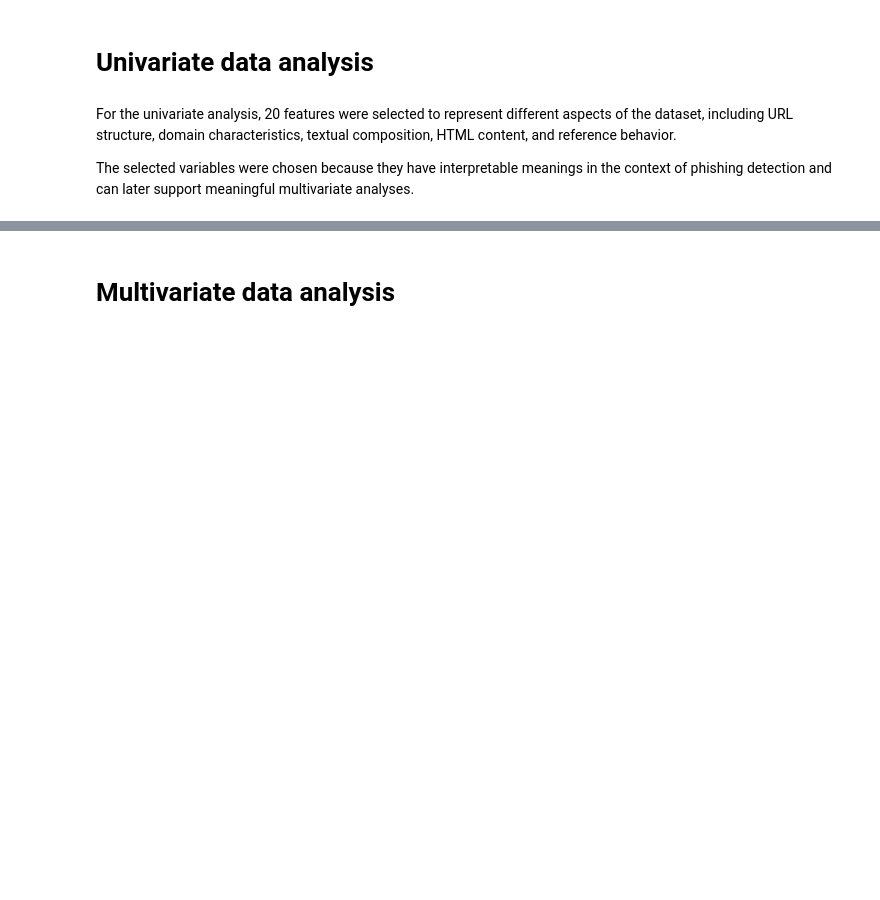
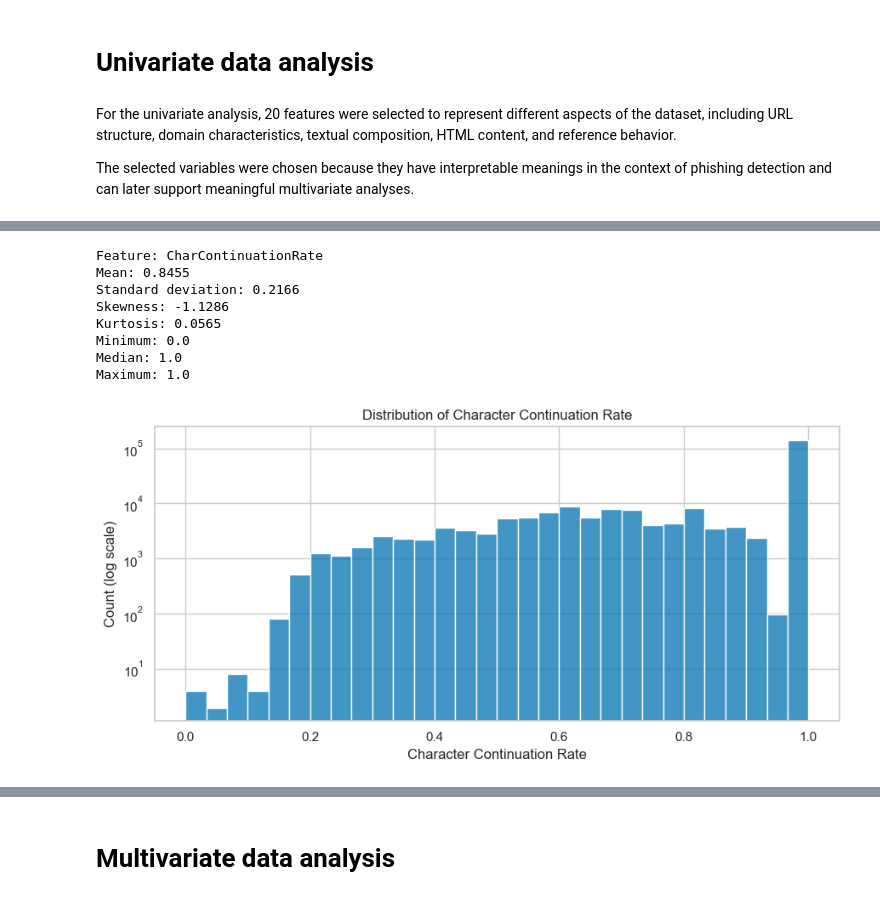
Before and after one commit to luiz-matoso/phiusiil-phishing-analysis, a Jupyter notebook: notebooks/notebook.ipynb, the cells around one changed output, grey strips where cells are left out. Drawn from its saved outputs; the diff is of its cells as text; code cells hidden in the pictures; blank space fills up the shorter version.

```diff
--- a/notebooks/notebook.ipynb
+++ b/notebooks/notebook.ipynb
@@ -610,0 +498,13 @@ For visualization purposes, the histogram was limited to the 99th percentile, co
+# %%
+describe_feature("CharContinuationRate")
+plot_spike_hist("CharContinuationRate", "Character Continuation Rate", bins=30)
+# %% [output]
+Feature: CharContinuationRate
+Mean: 0.8455
+Standard deviation: 0.2166
+Skewness: -1.1286
+Kurtosis: 0.0565
+Minimum: 0.0
+Median: 1.0
+Maximum: 1.0
+[figure, added]
```
Also changed, not shown: parts of 131 cells of this notebook.
